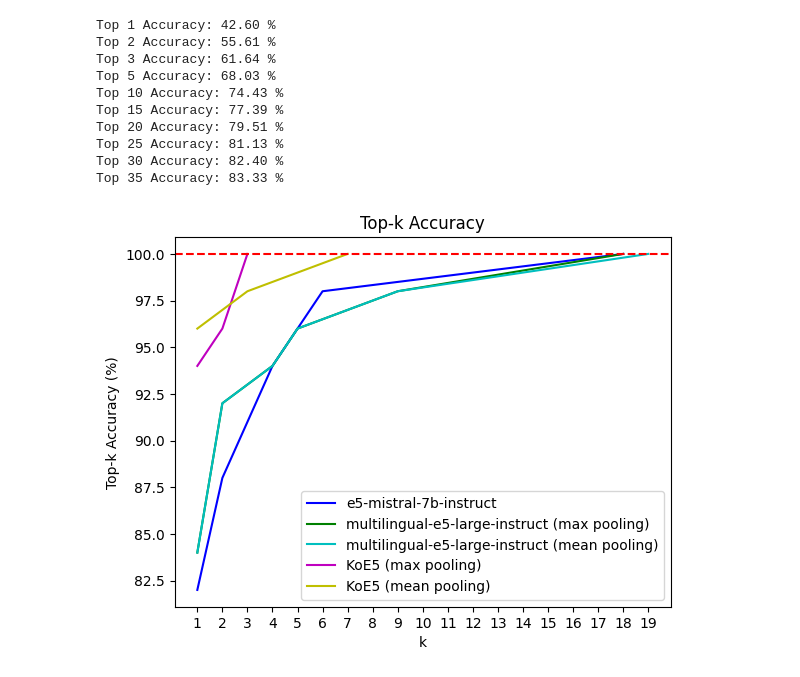
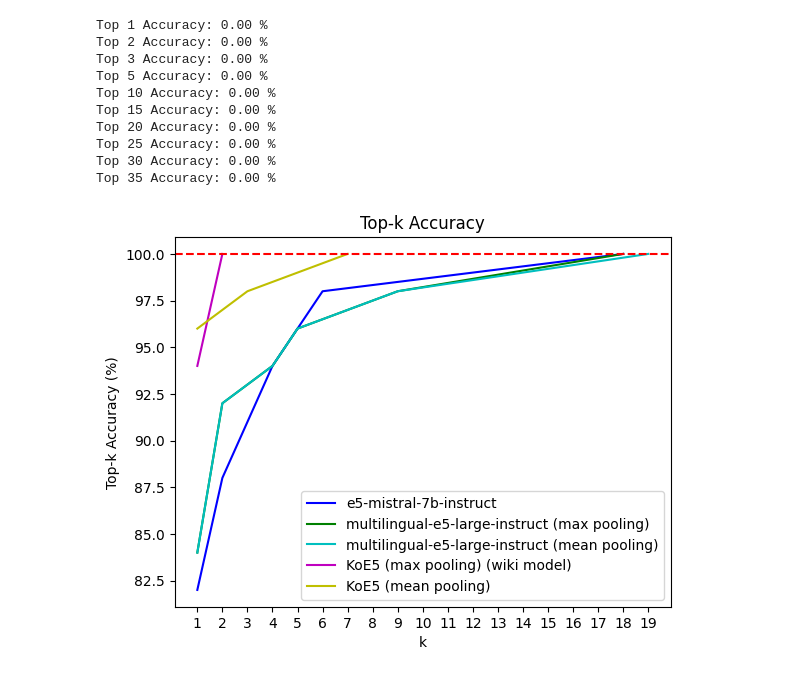
Before and after one commit to boostcampaitech7/level2-mrc-nlp-09, a Jupyter notebook: notebooks/retrieval_result_analysis.ipynb, the cells around one changed output. Drawn from its saved outputs; the diff is of its cells as text; code cells hidden in the pictures.

```diff
--- a/notebooks/retrieval_result_analysis.ipynb
+++ b/notebooks/retrieval_result_analysis.ipynb
@@ -103,9 +103,8 @@ def print_false_answers(df, print_k=5):
         print()
         print()
 # %%
-e5_mistral = pd.read_csv('../data/experiments/e5-mistral_topn.csv')
-mul_e5_max = pd.read_csv('../data/experiments/multilang-e5_max_pooling.csv')
-mul_e5_mean = pd.read_csv('../data/experiments/multilang-e5_mean_pooling.csv')
-koe5_mean = pd.read_csv('../data/experiments/KoE5_mean_pooling.csv')
-koe5_max = pd.read_csv('../data/experiments/KoE5_max_pooling.csv')
-KoE5_mean_pooling_all_queries = pd.read_csv('../data/experiments/KoE5_mean_pooling_all_queries.csv')
+e5_mistral_wiki_raw_top_100 = pd.read_csv('../data/experiments/e5-mistral_wiki-raw_top-100.csv')
+mul_e5_max_wiki_raw_top_100 = pd.read_csv('../data/experiments/multilang-e5_max_wiki-raw_top-100.csv')
+mul_e5_mean_wiki_raw_top_100 = pd.read_csv('../data/experiments/multilang-e5_mean_wiki-raw_top-100.csv')
+koe5_mean_wiki_model_top_100 = pd.read_csv('../data/experiments/KoE5_mean_wiki-model_top-100.csv')
+koe5_max_wiki_raw_top_100 = pd.read_csv('../data/experiments/KoE5_max_wiki-raw_top-100.csv')
@@ -112,26 +113,26 @@ KoE5_mean_pooling_all_queries = pd.read_csv('../data/experiments/KoE5_mean_pooli
 # %%
 # calculate_top_k_accuracy(df, max_k=10)
-k_acc = topk_accuracy_fixed(KoE5_mean_pooling_all_queries, topk=[1,2,3,5,10,15,20,25,30,35])
+k_acc = topk_accuracy_fixed(koe5_mean_wiki_model_top_all, topk=[1,2,3,5,10,15,20,25,30,35])
 for k, acc in k_acc:
     print(f"Top {k} Accuracy: {acc * 100:.2f} %")
 # %% [output]
-Top 1 Accuracy: 42.60 %
-Top 2 Accuracy: 55.61 %
-Top 3 Accuracy: 61.64 %
-Top 5 Accuracy: 68.03 %
-Top 10 Accuracy: 74.43 %
-Top 15 Accuracy: 77.39 %
-Top 20 Accuracy: 79.51 %
-Top 25 Accuracy: 81.13 %
-Top 30 Accuracy: 82.40 %
-Top 35 Accuracy: 83.33 %
+Top 1 Accuracy: 0.00 %
+Top 2 Accuracy: 0.00 %
+Top 3 Accuracy: 0.00 %
+Top 5 Accuracy: 0.00 %
+Top 10 Accuracy: 0.00 %
+Top 15 Accuracy: 0.00 %
+Top 20 Accuracy: 0.00 %
+Top 25 Accuracy: 0.00 %
+Top 30 Accuracy: 0.00 %
+Top 35 Accuracy: 0.00 %
 # %%
-accs = [(topk_accuracy(e5_mistral), 'e5-mistral-7b-instruct'),
-        (topk_accuracy(mul_e5_max), 'multilingual-e5-large-instruct (max pooling)'),
-        (topk_accuracy(mul_e5_mean), 'multilingual-e5-large-instruct (mean pooling)'),
-        (topk_accuracy(koe5_mean), 'KoE5 (max pooling)'),
-        (topk_accuracy(koe5_max), 'KoE5 (mean pooling)'),
+accs = [(topk_accuracy(e5_mistral_wiki_raw_top_100), 'e5-mistral-7b-instruct'),
+        (topk_accuracy(mul_e5_max_wiki_raw_top_100), 'multilingual-e5-large-instruct (max pooling)'),
+        (topk_accuracy(mul_e5_mean_wiki_raw_top_100), 'multilingual-e5-large-instruct (mean pooling)'),
+        (topk_accuracy(koe5_mean_wiki_raw_top_100), 'KoE5 (max pooling) (wiki model)'),
+        (topk_accuracy(koe5_max_wiki_raw_top_100), 'KoE5 (mean pooling)'),
         ]
 visualize_top_k_accuracy(accs)
 # %% [output]
-[figure, old version]
+[figure, new version]
```
Also changed, not shown: parts of 2 cells of this notebook, 16 other files.
